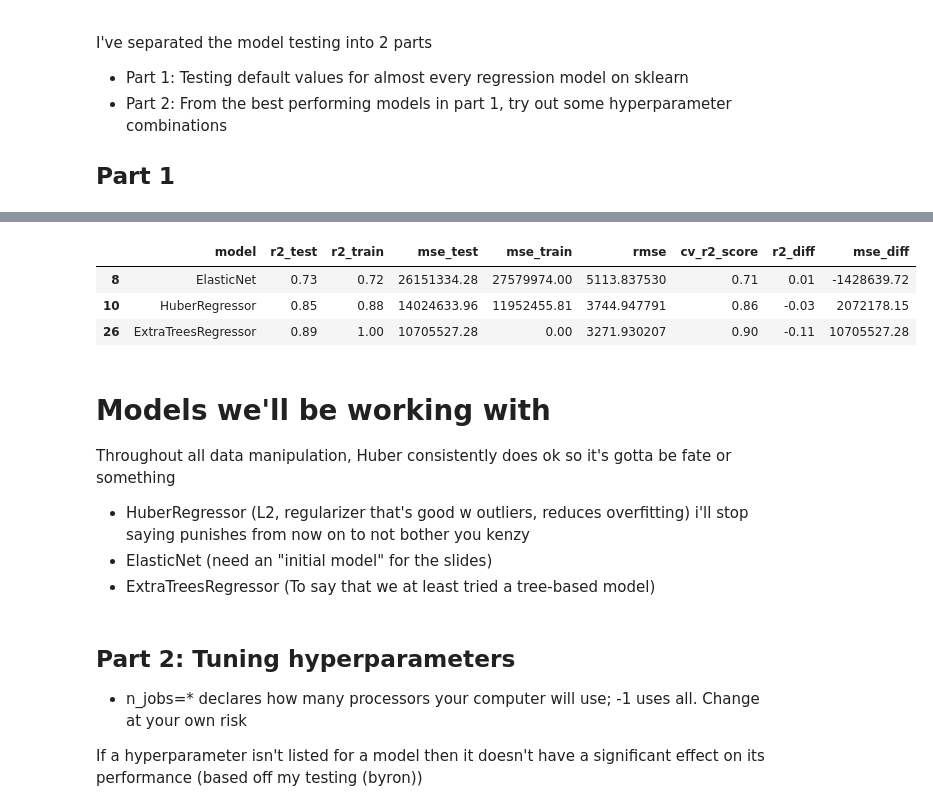
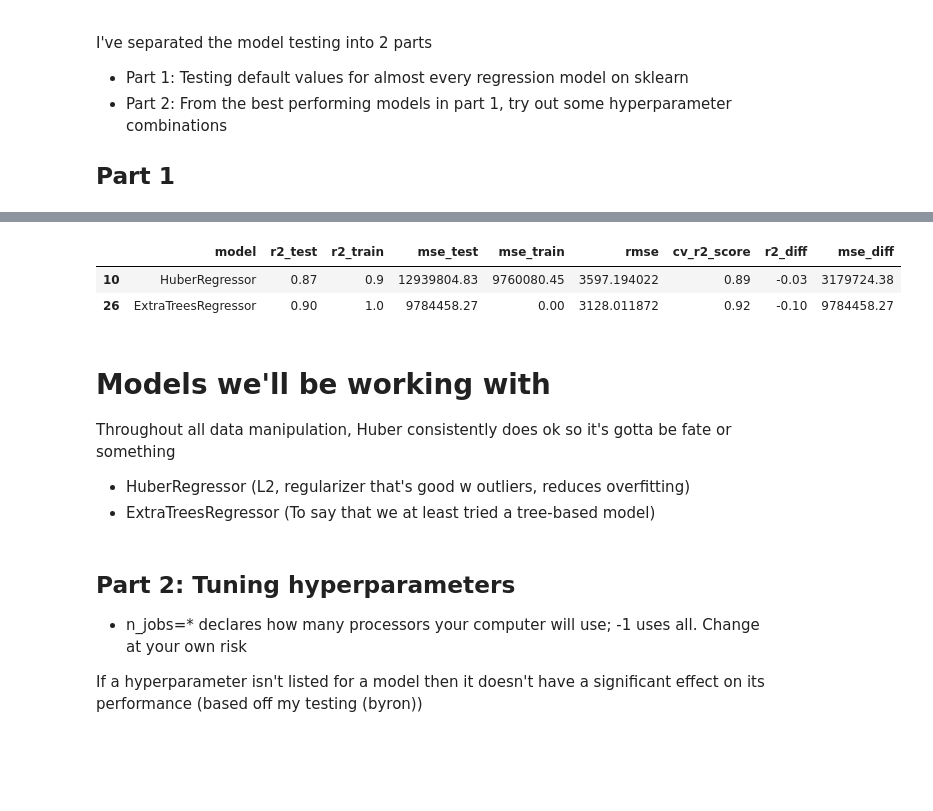
Before and after one commit to byron-W/Bike-Rental-Model, a Jupyter notebook: code/model.ipynb, the cells around one changed output, grey strips where cells are left out. Drawn from its saved outputs; the diff is of its cells as text; code cells hidden in the pictures; blank space fills up the shorter version.

```diff
--- a/code/model.ipynb
+++ b/code/model.ipynb
@@ -185,15 +185,13 @@ display(screening_df.loc[(screening_df['r2_diff']>=-0.15) & (screening_df['r2_te
 # %%
-display(screening_df.iloc[[8, 10, 26]])
+display(screening_df.iloc[[10, 26]])
 # %% [output]
 |  | model | r2_test | r2_train | mse_test | mse_train | rmse | cv_r2_score | r2_diff | mse_diff |
-| 8 | ElasticNet | 0.73 | 0.72 | 26151334.28 | 27579974.00 | 5113.837530 | 0.71 | 0.01 | -1428639.72 |
-| 10 | HuberRegressor | 0.85 | 0.88 | 14024633.96 | 11952455.81 | 3744.947791 | 0.86 | -0.03 | 2072178.15 |
-| 26 | ExtraTreesRegressor | 0.89 | 1.00 | 10705527.28 | 0.00 | 3271.930207 | 0.90 | -0.11 | 10705527.28 |
+| 10 | HuberRegressor | 0.87 | 0.9 | 12939804.83 | 9760080.45 | 3597.194022 | 0.89 | -0.03 | 3179724.38 |
+| 26 | ExtraTreesRegressor | 0.90 | 1.0 | 9784458.27 | 0.00 | 3128.011872 | 0.92 | -0.10 | 9784458.27 |
 # %% [markdown]
 # Models we'll be working with
 Throughout all data manipulation, Huber consistently does ok so it's gotta be fate or something
-- HuberRegressor (L2, regularizer that's good w outliers, reduces overfitting) i'll stop saying punishes from now on to not bother you kenzy
-- ElasticNet (need an "initial model" for the slides)
+- HuberRegressor (L2, regularizer that's good w outliers, reduces overfitting)
 - ExtraTreesRegressor (To say that we at least tried a tree-based model)
 # %% [markdown]
 ## Part 2: Tuning hyperparameters
```
Also changed, not shown: parts of 26 cells of this notebook, 1 other file.
